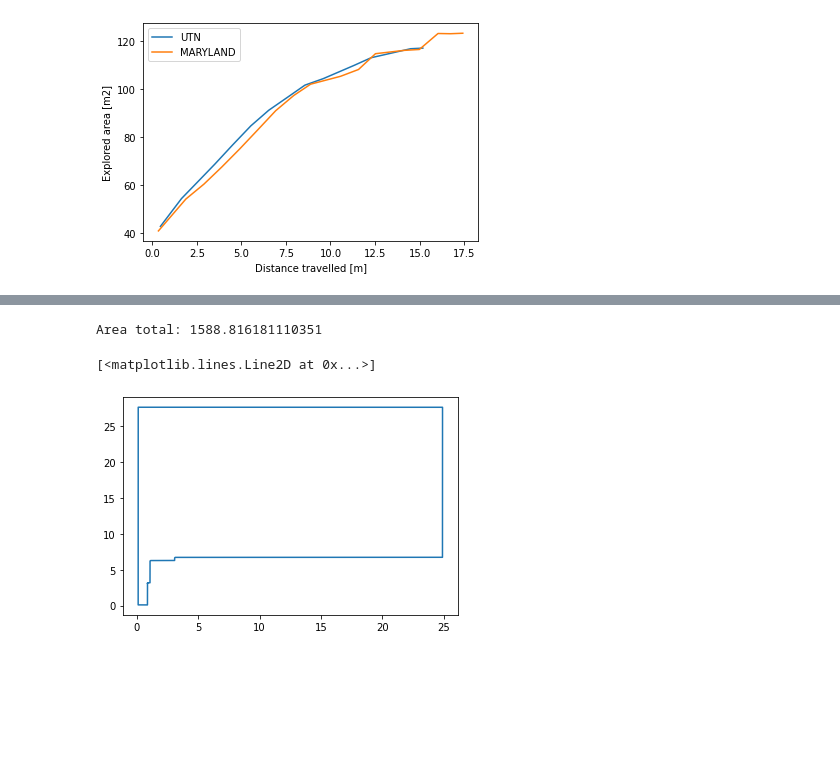
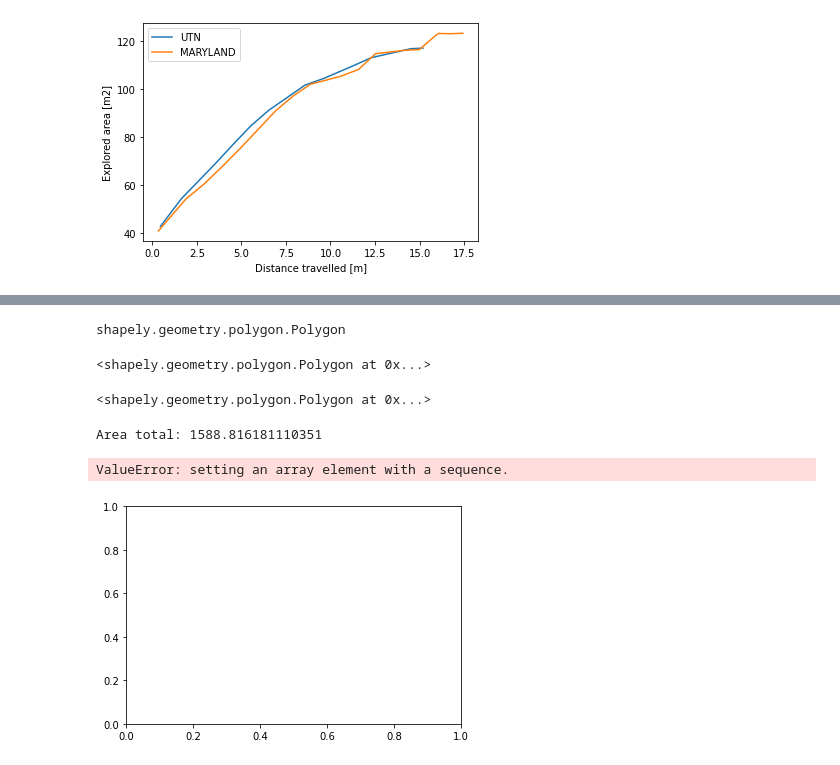
Before and after one commit to ekumenlabs/Frontier-Exploration-with-a-prior, a Jupyter notebook: Notebooks/KPI.ipynb, the cells around one changed output, grey strips where cells are left out. Saved outputs shown, nothing was run; the diff lists cells and outputs as text; code cells hidden in the pictures; blank space fills up the shorter version.

```diff
--- a/Notebooks/KPI.ipynb
+++ b/Notebooks/KPI.ipynb
@@ -117,0 +149,8 @@ plt.plot(*worlds_df.loc["test_7"].world.free_space_polygon.exterior.xy)
+# %%
+type(Polygon(*wall.interiors[0].boundary))
+# %% [output]
+shapely.geometry.polygon.Polygon
+# %%
+wall
+# %% [output]
+<shapely.geometry.polygon.Polygon at 0x...>
@@ -117,0 +159,4 @@ plt.plot(*worlds_df.loc["test_7"].world.free_space_polygon.exterior.xy)
+# %%
+free_space
+# %% [output]
+<shapely.geometry.polygon.Polygon at 0x...>
@@ -120,7 +167,7 @@ print(f"Area total: {worlds_df.loc['test_7'].free_area}")
 # %% [output]
 Area total: 1588.816181110351
 # %%
-plt.plot(*worlds_df.loc["test_1"].world.free_space_polygon.exterior.xy)
+# plt.plot(*worlds_df.loc["test_1"].world.free_space_polygon.exterior[.xy)
 # %% [output]
-[<matplotlib.lines.Line2D at 0x...>]
+ValueError: setting an array element with a sequence.
-[figure, old version]
+[figure, new version]
```
Also changed, not shown: parts of 14 cells of this notebook, 9 other files.
